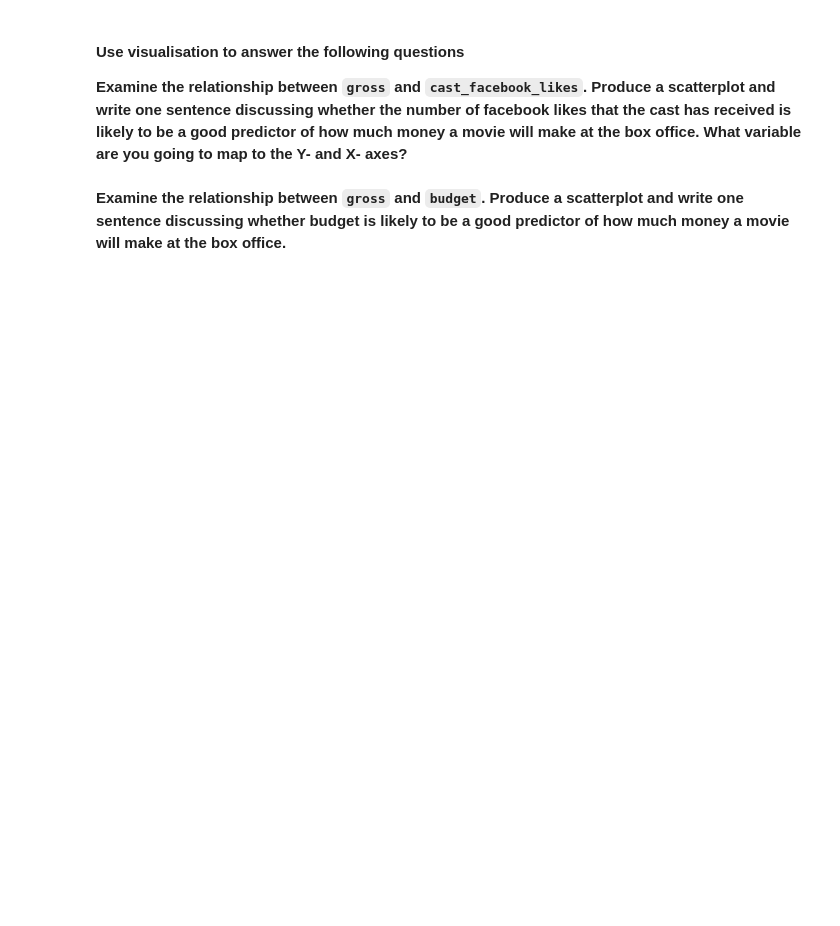
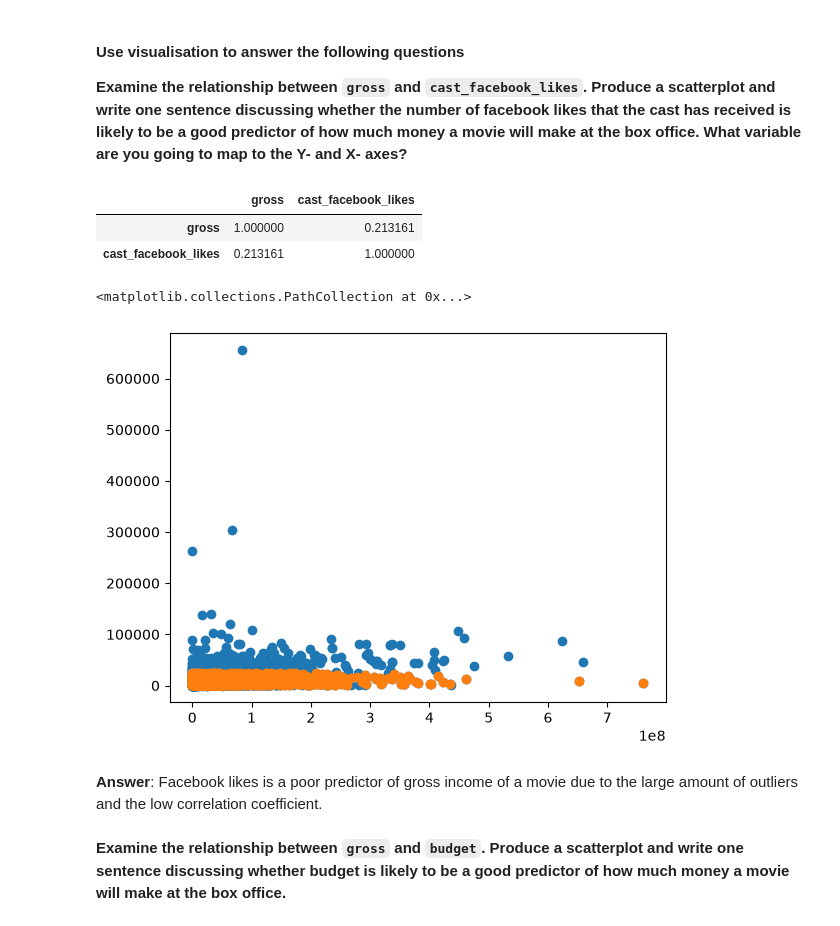
Before and after one commit to Brennan-Chan/Analytics-Through-Coding-AUT_26, a Jupyter notebook: Session_2/Homework.ipynb, the cells around one changed output. Saved outputs shown, nothing was run; the diff lists cells and outputs as text; code cells hidden in the pictures; blank space fills up the shorter version.

```diff
--- a/Session_2/Homework.ipynb
+++ b/Session_2/Homework.ipynb
@@ -57,5 +220,39 @@ False
 #### Use visualisation to answer the following questions
 
 **Examine the relationship between `gross` and `cast_facebook_likes`. Produce a scatterplot and write one sentence discussing whether the number of facebook likes that the cast has received is likely to be a good predictor of how much money a movie will make at the box office. What variable are you going to map to the Y- and X- axes?**
+# %%
+# preliminary exploration of the data:
+# display(movies[["gross", "cast_facebook_likes"]].head(10))
+
+# well there seems to be a slight correlation between gross and cast_facebook_likes
+display(movies[["gross", "cast_facebook_likes"]].corr())
+
+plt.scatter(
+    data = movies,
+    x = "gross",
+    y = "cast_facebook_likes"
+)
+# its hard to tell if it would make a good predictor with the amount of outliers so I will remove them before continuing
+lower = movies['cast_facebook_likes'].quantile(0.15)
+upper = movies['cast_facebook_likes'].quantile(0.85)
+
+movies_trimmed = movies[
+    (movies['cast_facebook_likes'] >= lower) &
+    (movies['cast_facebook_likes'] <= upper)
+]
+
+plt.scatter(
+    data = movies_trimmed,
+    x = "gross",
+    y = "cast_facebook_likes"
+)
+# %% [output]
+|  | gross | cast_facebook_likes |
+| gross | 1.000000 | 0.213161 |
+| cast_facebook_likes | 0.213161 | 1.000000 |
+<matplotlib.collections.PathCollection at 0x...>
+[figure, added]
+# %% [markdown]
+**Answer**: Facebook likes is a poor predictor of gross income of a movie due to the large amount of outliers and the low correlation coefficient.
 # %% [markdown]
 **Examine the relationship between `gross` and `budget`. Produce a scatterplot and write one sentence discussing whether budget is likely to be a good predictor of how much money a movie will make at the box office.**
```
Also changed, not shown: parts of 12 cells of this notebook, 1 other file.
